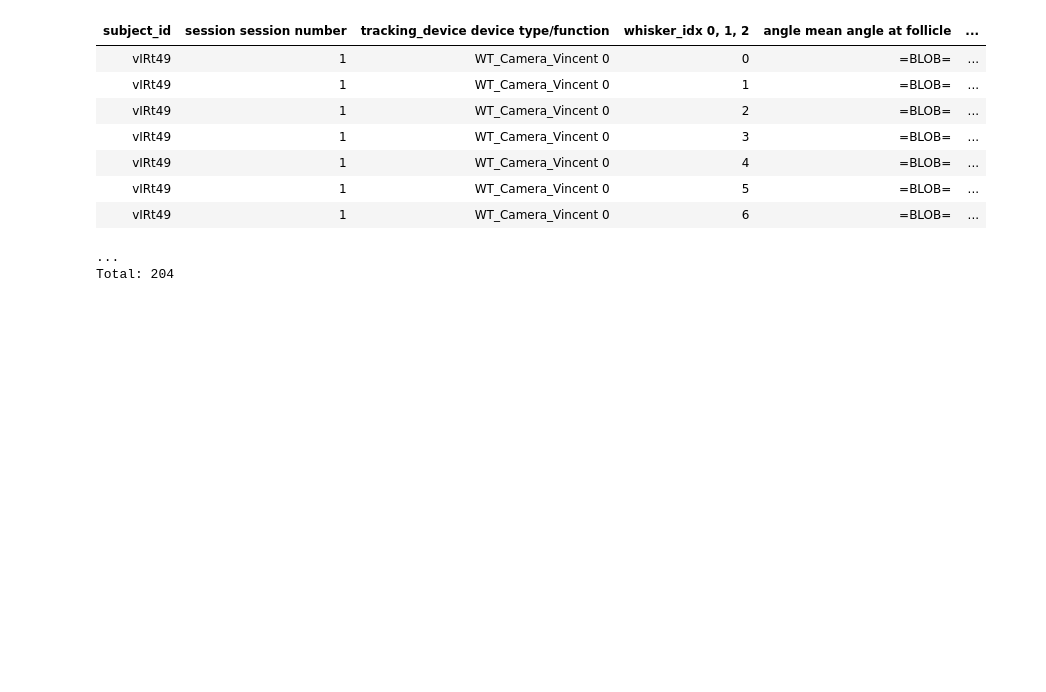
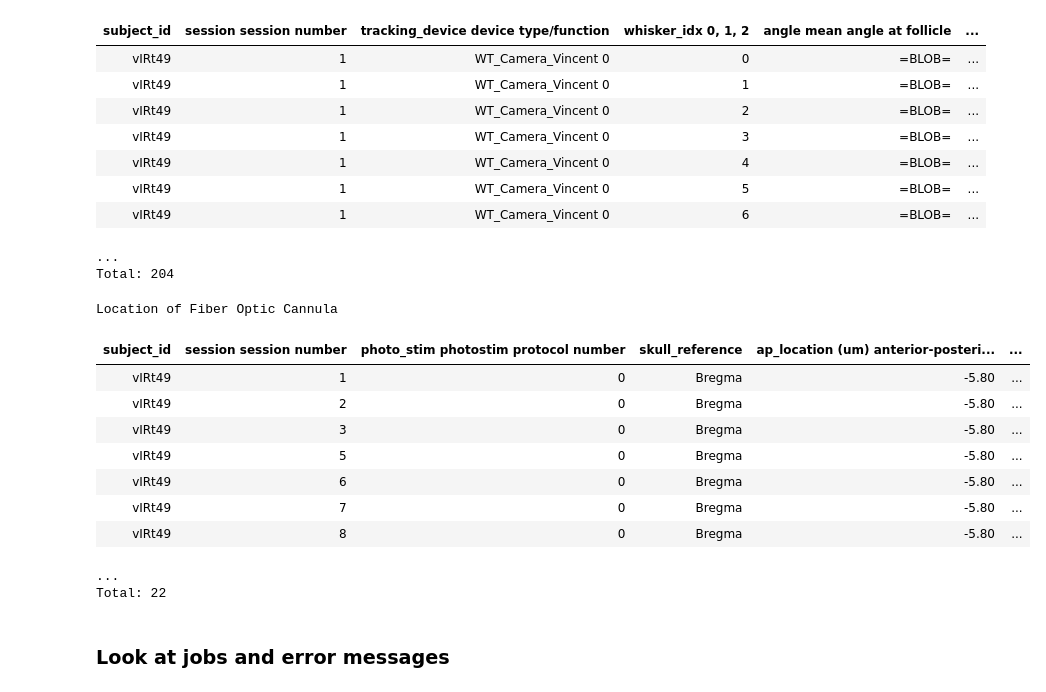
Before and after one commit to wanglab-duke/orofacial_pipeline, a Jupyter notebook: notebooks/Full ingest - aka insert data in the pipeline.ipynb, the cells around one changed output. Saved outputs shown, nothing was run; the diff lists cells and outputs as text; code cells hidden in the pictures; blank space fills up the shorter version.

```diff
--- a/notebooks/Full ingest - aka insert data in the pipeline.ipynb
+++ b/notebooks/Full ingest - aka insert data in the pipeline.ipynb
@@ -89,6 +74,22 @@ tracking.Tracking.WhiskerTracking()
 | vIRt49 | 1 | WT_Camera_Vincent 0 | 6 | =BLOB= | ... |
 ...
 Total: 204
+# %%
+experiment.Photostim.PhotostimLocation()
+# %% [output]
+Location of Fiber Optic Cannula
+| subject_id | session session number | photo_stim photostim protocol number | skull_reference | ap_location (um) anterior-posteri... | ... |
+| vIRt49 | 1 | 0 | Bregma | -5.80 | ... |
+| vIRt49 | 2 | 0 | Bregma | -5.80 | ... |
+| vIRt49 | 3 | 0 | Bregma | -5.80 | ... |
+| vIRt49 | 5 | 0 | Bregma | -5.80 | ... |
+| vIRt49 | 6 | 0 | Bregma | -5.80 | ... |
+| vIRt49 | 7 | 0 | Bregma | -5.80 | ... |
+| vIRt49 | 8 | 0 | Bregma | -5.80 | ... |
+...
+Total: 22
+# %% [markdown]
+### Look at jobs and error messages
 # %%
 cd ..
 # %% [output]
```
Also changed, not shown: parts of 12 cells of this notebook, 4 other files.
